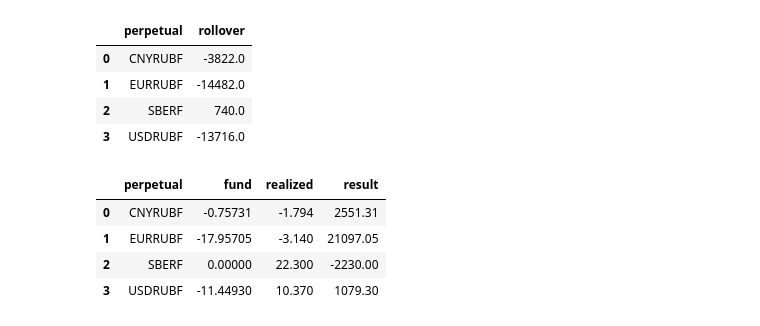
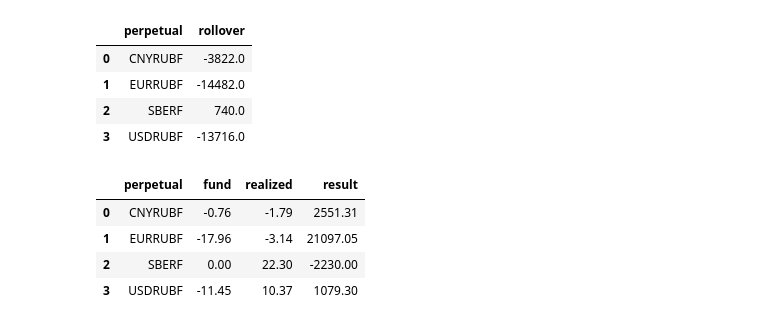
Before and after one commit to valkhodzhaev/RanepaLab, a Jupyter notebook: notebooks/perpetualFutures.ipynb, the cells around one changed output. Drawn from its saved outputs; the diff is of its cells as text; code cells hidden in the pictures.

```diff
--- a/notebooks/perpetualFutures.ipynb
+++ b/notebooks/perpetualFutures.ipynb
@@ -219,10 +219,10 @@ for j, futures in enumerate(rolloverData['perpetual']):
 fundingWithCloseDeals['result'] = - (fundingWithCloseDeals['fund'] + fundingWithCloseDeals['realized'] )
 fundingWithCloseDeals['result'] = fundingWithCloseDeals.apply(lambda x: lots.get(x['perpetual']) * x['result'], axis=1)
 # %%
-fundingWithCloseDeals
+round(fundingWithCloseDeals, 2)
 # %% [output]
 |  | perpetual | fund | realized | result |
-| 0 | CNYRUBF | -0.75731 | -1.794 | 2551.31 |
-| 1 | EURRUBF | -17.95705 | -3.140 | 21097.05 |
-| 2 | SBERF | 0.00000 | 22.300 | -2230.00 |
-| 3 | USDRUBF | -11.44930 | 10.370 | 1079.30 |
+| 0 | CNYRUBF | -0.76 | -1.79 | 2551.31 |
+| 1 | EURRUBF | -17.96 | -3.14 | 21097.05 |
+| 2 | SBERF | 0.00 | 22.30 | -2230.00 |
+| 3 | USDRUBF | -11.45 | 10.37 | 1079.30 |
```
Also changed, not shown: parts of 9 cells of this notebook, 4 other files.
